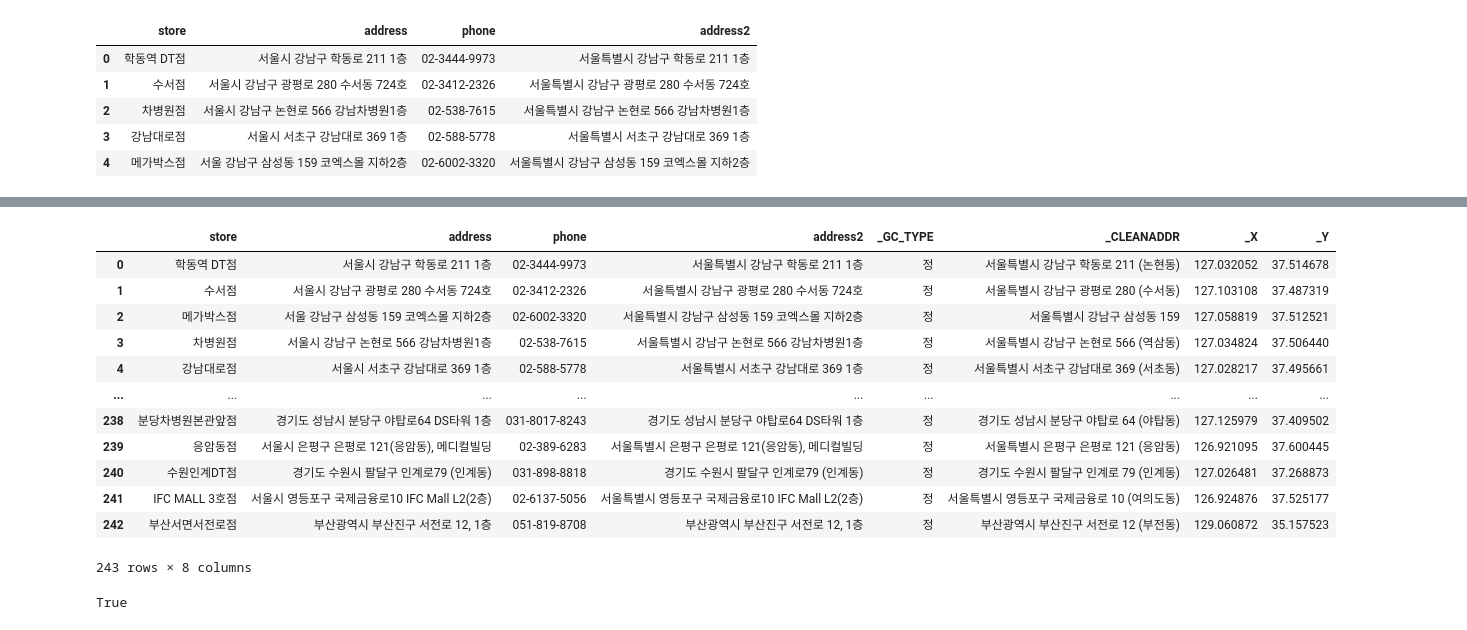
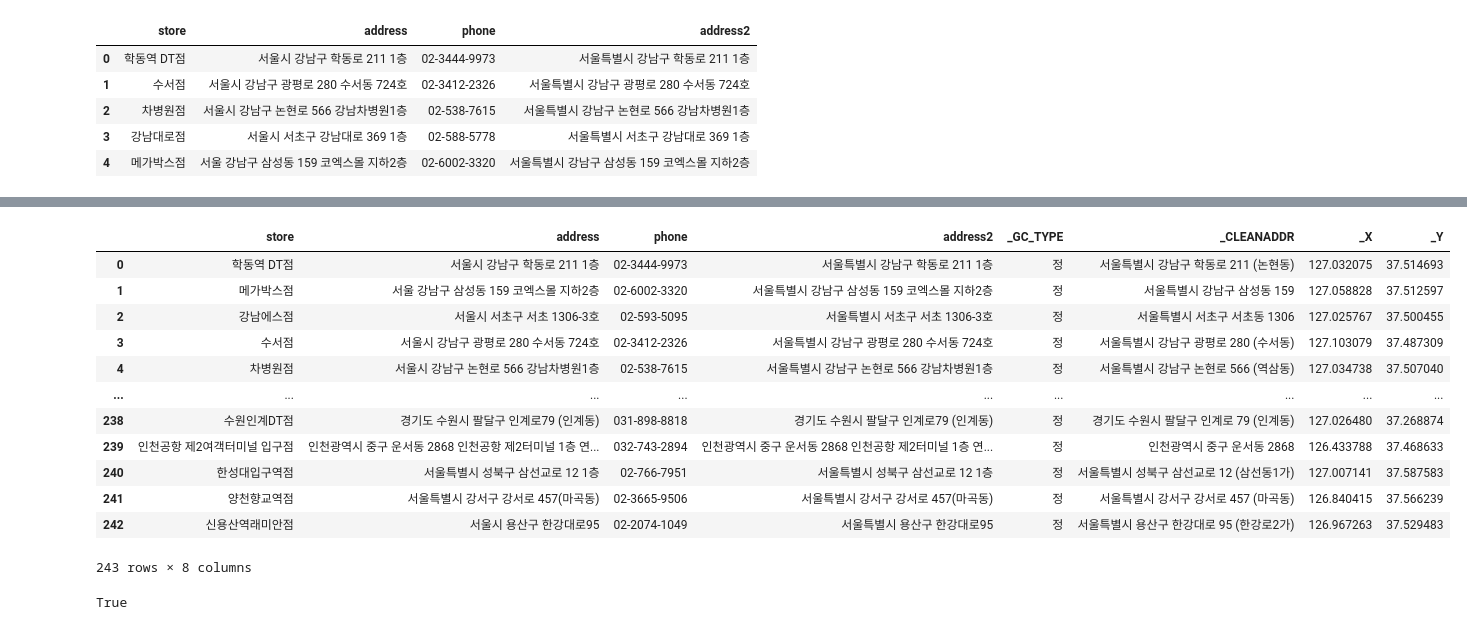
Before and after one commit to Ihan0316/bigdata_501_statistics_ana_visu, a Jupyter notebook: ch3-지도맵-통계/test.ipynb, the cells around one changed output, grey strips where cells are left out. Saved outputs shown, nothing was run; the diff lists cells and outputs as text; code cells hidden in the pictures.

```diff
--- a/ch3-지도맵-통계/test.ipynb
+++ b/ch3-지도맵-통계/test.ipynb
@@ -181,21 +181,21 @@ map_busanit.save("./map_busanit.html")
 # 주소 : https://geoservice.co.kr -> 회원 가입 -> 한글 주소 -> 위도, 경도 자동으로 변환 해주는 고마운 사이트
 # %%
 # 커피빈 매장의 주소 -> 위도 경도로 변환 된 csv 파일 읽기
-CB_geoData = pd.read_csv("./CB_geo_shp.csv", encoding="utf-8", engine="python")
+CB_geoData = pd.read_csv("./coffeebean.csv", encoding="utf-8", engine="python")
 CB_geoData
 # %% [output]
 |  | store | address | phone | address2 | _GC_TYPE | _CLEANADDR | _X | _Y |
-| 0 | 학동역 DT점 | 서울시 강남구 학동로 211 1층 | 02-3444-9973 | 서울특별시 강남구 학동로 211 1층 | 정 | 서울특별시 강남구 학동로 211 (논현동) | 127.032052 | 37.514678 |
-| 1 | 수서점 | 서울시 강남구 광평로 280 수서동 724호 | 02-3412-2326 | 서울특별시 강남구 광평로 280 수서동 724호 | 정 | 서울특별시 강남구 광평로 280 (수서동) | 127.103108 | 37.487319 |
-| 2 | 메가박스점 | 서울 강남구 삼성동 159 코엑스몰 지하2층 | 02-6002-3320 | 서울특별시 강남구 삼성동 159 코엑스몰 지하2층 | 정 | 서울특별시 강남구 삼성동 159 | 127.058819 | 37.512521 |
-| 3 | 차병원점 | 서울시 강남구 논현로 566 강남차병원1층 | 02-538-7615 | 서울특별시 강남구 논현로 566 강남차병원1층 | 정 | 서울특별시 강남구 논현로 566 (역삼동) | 127.034824 | 37.506440 |
-| 4 | 강남대로점 | 서울시 서초구 강남대로 369 1층 | 02-588-5778 | 서울특별시 서초구 강남대로 369 1층 | 정 | 서울특별시 서초구 강남대로 369 (서초동) | 127.028217 | 37.495661 |
+| 0 | 학동역 DT점 | 서울시 강남구 학동로 211 1층 | 02-3444-9973 | 서울특별시 강남구 학동로 211 1층 | 정 | 서울특별시 강남구 학동로 211 (논현동) | 127.032075 | 37.514693 |
+| 1 | 메가박스점 | 서울 강남구 삼성동 159 코엑스몰 지하2층 | 02-6002-3320 | 서울특별시 강남구 삼성동 159 코엑스몰 지하2층 | 정 | 서울특별시 강남구 삼성동 159 | 127.058828 | 37.512597 |
+| 2 | 강남에스점 | 서울시 서초구 서초 1306-3호 | 02-593-5095 | 서울특별시 서초구 서초 1306-3호 | 정 | 서울특별시 서초구 서초동 1306 | 127.025767 | 37.500455 |
+| 3 | 수서점 | 서울시 강남구 광평로 280 수서동 724호 | 02-3412-2326 | 서울특별시 강남구 광평로 280 수서동 724호 | 정 | 서울특별시 강남구 광평로 280 (수서동) | 127.103079 | 37.487309 |
+| 4 | 차병원점 | 서울시 강남구 논현로 566 강남차병원1층 | 02-538-7615 | 서울특별시 강남구 논현로 566 강남차병원1층 | 정 | 서울특별시 강남구 논현로 566 (역삼동) | 127.034738 | 37.507040 |
 | ... | ... | ... | ... | ... | ... | ... | ... | ... |
-| 238 | 분당차병원본관앞점 | 경기도 성남시 분당구 야탑로64 DS타워 1층 | 031-8017-8243 | 경기도 성남시 분당구 야탑로64 DS타워 1층 | 정 | 경기도 성남시 분당구 야탑로 64 (야탑동) | 127.125979 | 37.409502 |
-| 239 | 응암동점 | 서울시 은평구 은평로 121(응암동), 메디컬빌딩 | 02-389-6283 | 서울특별시 은평구 은평로 121(응암동), 메디컬빌딩 | 정 | 서울특별시 은평구 은평로 121 (응암동) | 126.921095 | 37.600445 |
-| 240 | 수원인계DT점 | 경기도 수원시 팔달구 인계로79 (인계동) | 031-898-8818 | 경기도 수원시 팔달구 인계로79 (인계동) | 정 | 경기도 수원시 팔달구 인계로 79 (인계동) | 127.026481 | 37.268873 |
-| 241 | IFC MALL 3호점 | 서울시 영등포구 국제금융로10 IFC Mall L2(2층) | 02-6137-5056 | 서울특별시 영등포구 국제금융로10 IFC Mall L2(2층) | 정 | 서울특별시 영등포구 국제금융로 10 (여의도동) | 126.924876 | 37.525177 |
-| 242 | 부산서면서전로점 | 부산광역시 부산진구 서전로 12, 1층 | 051-819-8708 | 부산광역시 부산진구 서전로 12, 1층 | 정 | 부산광역시 부산진구 서전로 12 (부전동) | 129.060872 | 35.157523 |
+| 238 | 수원인계DT점 | 경기도 수원시 팔달구 인계로79 (인계동) | 031-898-8818 | 경기도 수원시 팔달구 인계로79 (인계동) | 정 | 경기도 수원시 팔달구 인계로 79 (인계동) | 127.026480 | 37.268874 |
+| 239 | 인천공항 제2여객터미널 입구점 | 인천광역시 중구 운서동 2868 인천공항 제2터미널 1층 연... | 032-743-2894 | 인천광역시 중구 운서동 2868 인천공항 제2터미널 1층 연... | 정 | 인천광역시 중구 운서동 2868 | 126.433788 | 37.468633 |
+| 240 | 한성대입구역점 | 서울특별시 성북구 삼선교로 12 1층 | 02-766-7951 | 서울특별시 성북구 삼선교로 12 1층 | 정 | 서울특별시 성북구 삼선교로 12 (삼선동1가) | 127.007141 | 37.587583 |
+| 241 | 양천향교역점 | 서울특별시 강서구 강서로 457(마곡동) | 02-3665-9506 | 서울특별시 강서구 강서로 457(마곡동) | 정 | 서울특별시 강서구 강서로 457 (마곡동) | 126.840415 | 37.566239 |
+| 242 | 신용산역래미안점 | 서울시 용산구 한강대로95 | 02-2074-1049 | 서울특별시 용산구 한강대로95 | 정 | 서울특별시 용산구 한강대로 95 (한강로2가) | 126.967263 | 37.529483 |
 243 rows × 8 columns
 # %%
 # 데이터 이용해서 -> folium 이용해서, 마커 표시 해보기.
```
Also changed, not shown: parts of 1 cell of this notebook, 2 other files.
